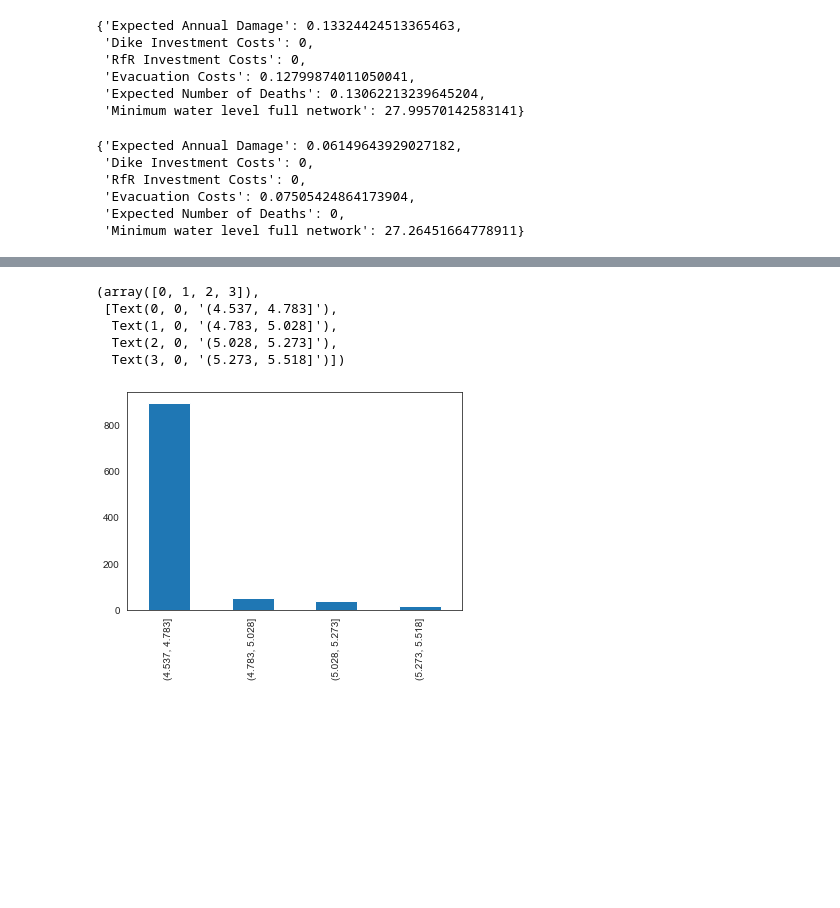
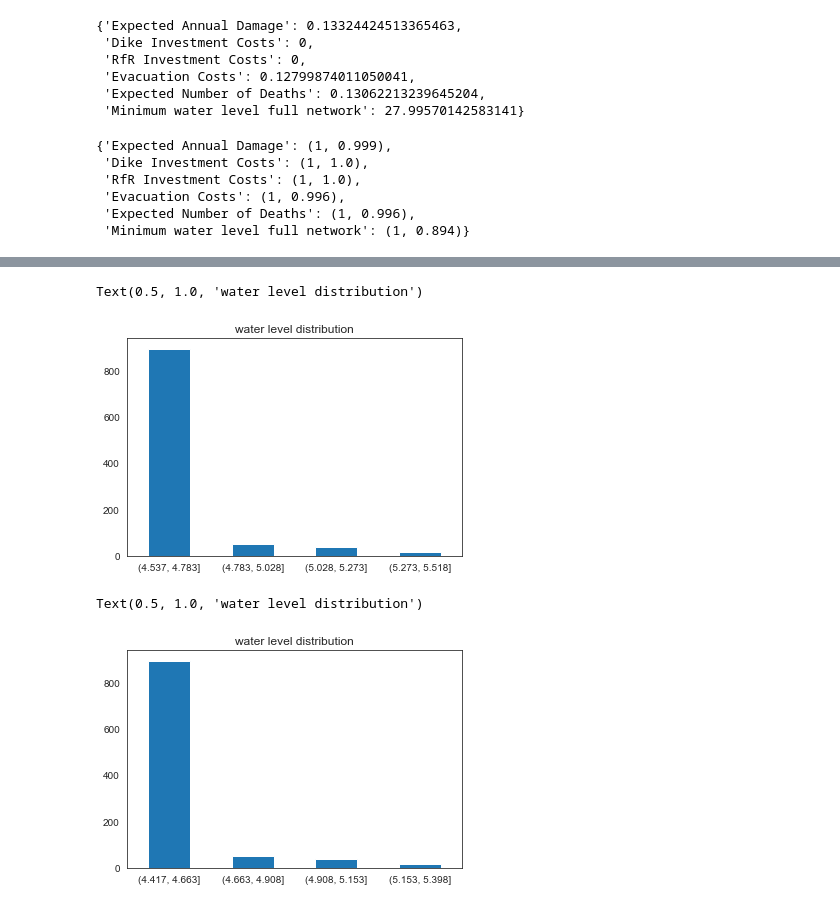
Before and after one commit to floristevito/EPA1361, a Jupyter notebook: lab_sessions/final assignment/Results_visualisation.ipynb, the cells around one changed output, grey strips where cells are left out. Cells and saved outputs as stored; diff of their text form; code cells hidden in the pictures; blank space fills up the shorter version.

```diff
--- a/lab_sessions/final assignment/Results_visualisation.ipynb
+++ b/lab_sessions/final assignment/Results_visualisation.ipynb
@@ -125,15 +125,15 @@ pol2dictMv
  'Expected Number of Deaths': 0.13062213239645204,
  'Minimum water level full network': 27.99570142583141}
 # %%
-pol1dictQs = quartile_skewedness(results_pol1,objectives)
+pol1dictQs, pol1dictQsval = quartile_skewedness(results_pol1,objectives)
 pol1dictQs
 # %% [output]
-{'Expected Annual Damage': 0.06149643929027182,
- 'Dike Investment Costs': 0,
- 'RfR Investment Costs': 0,
- 'Evacuation Costs': 0.07505424864173904,
- 'Expected Number of Deaths': 0,
- 'Minimum water level full network': 27.26451664778911}
+{'Expected Annual Damage': (1, 0.999),
+ 'Dike Investment Costs': (1, 1.0),
+ 'RfR Investment Costs': (1, 1.0),
+ 'Evacuation Costs': (1, 0.996),
+ 'Expected Number of Deaths': (1, 0.996),
+ 'Minimum water level full network': (1, 0.894)}
 # %%
 pol2dictQs, pol2dictQsval = quartile_skewedness(results_pol2,objectives)
 pol2dictQsval
@@ -157,11 +157,15 @@ pol2dictQsval
  Name: MyQuantileBins, dtype: int64}
 # %%
 pol2dictQsval['Minimum water level full network'].plot(kind='bar')
-plt.xticks(rotation = 90)
+plt.xticks(rotation = 0)
+plt.title('water level distribution')
 # %% [output]
-(array([0, 1, 2, 3]),
- [Text(0, 0, '(4.537, 4.783]'),
-  Text(1, 0, '(4.783, 5.028]'),
-  Text(2, 0, '(5.028, 5.273]'),
-  Text(3, 0, '(5.273, 5.518]')])
+Text(0.5, 1.0, 'water level distribution')
-[figure, old version]
+[figure, new version]
+# %%
+pol1dictQsval['Minimum water level full network'].plot(kind='bar')
+plt.xticks(rotation = 0)
+plt.title('water level distribution')
+# %% [output]
+Text(0.5, 1.0, 'water level distribution')
+[figure, added]
```
